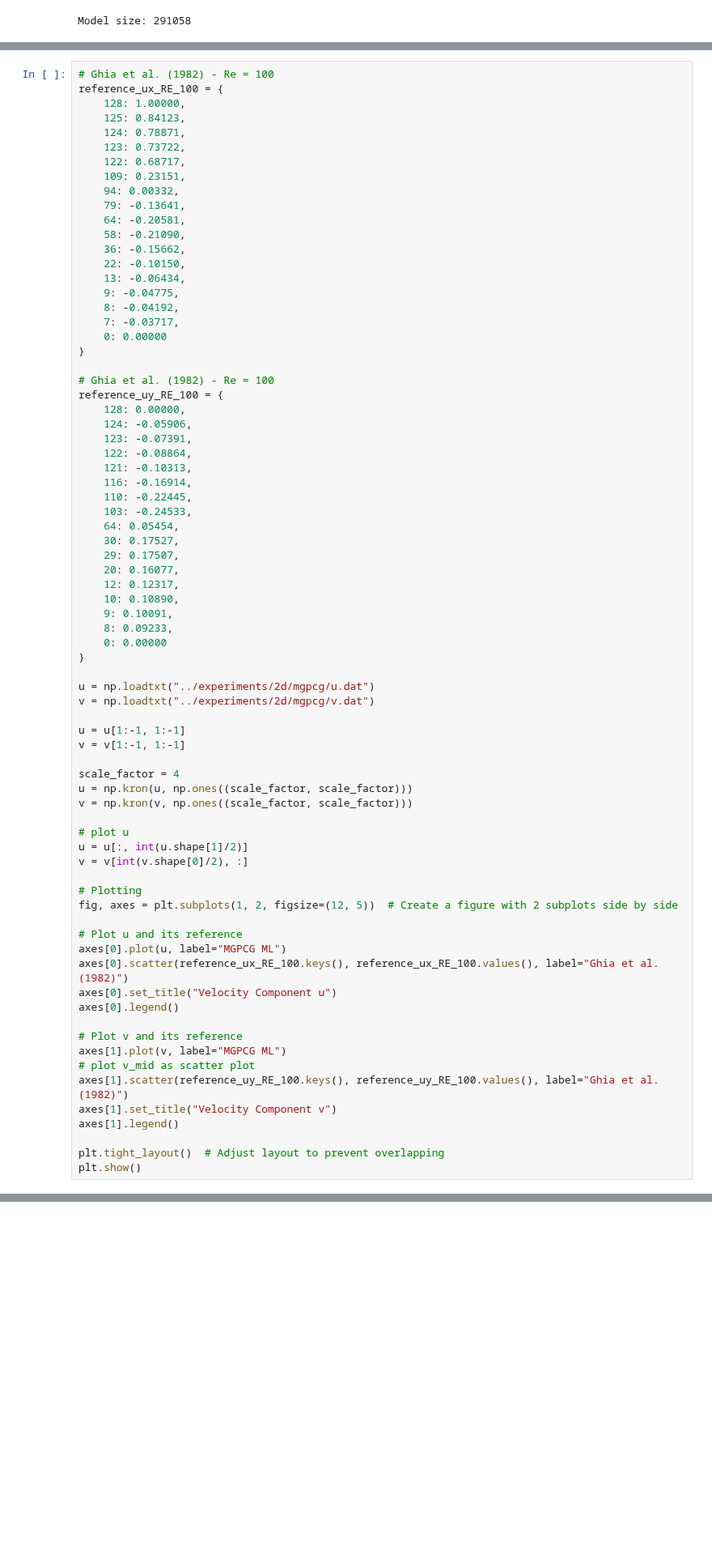
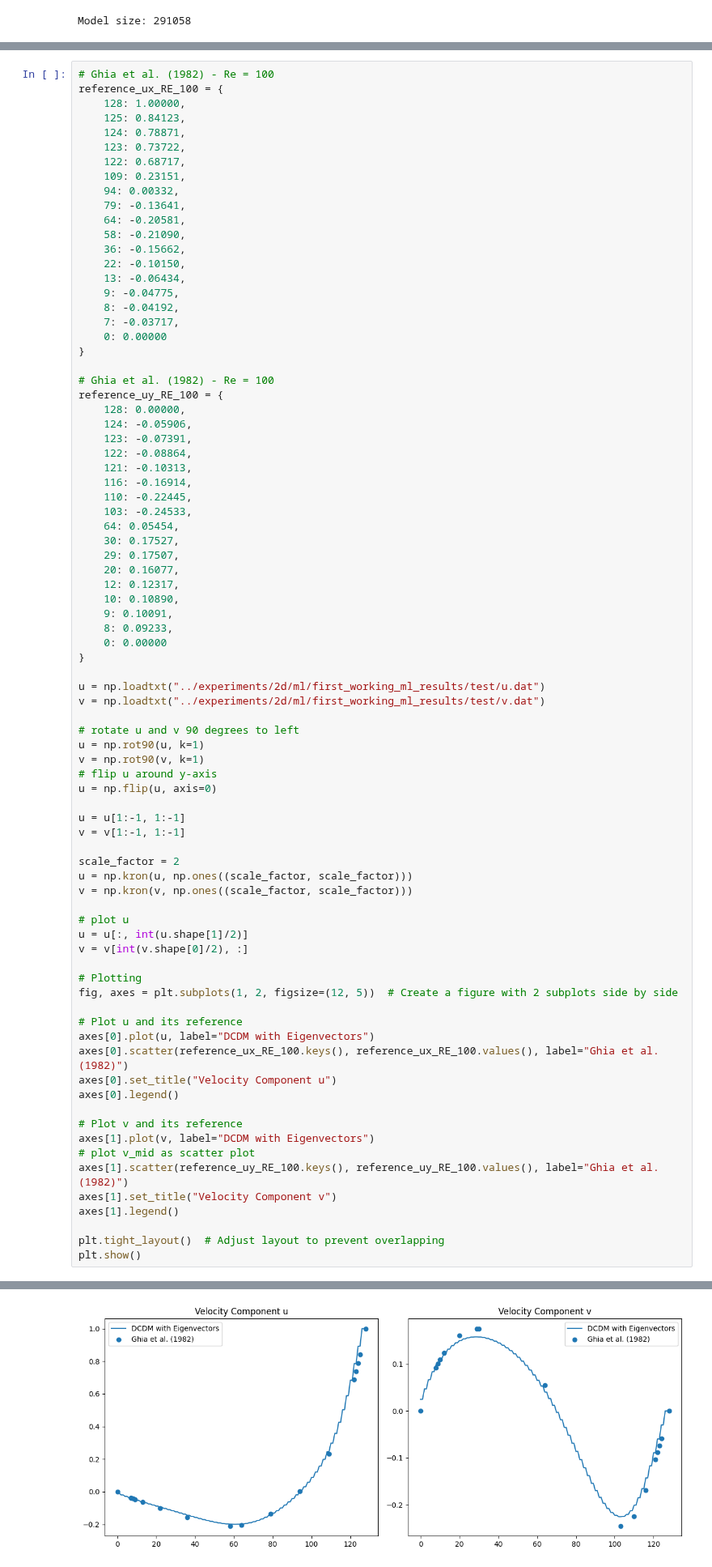
Before and after one commit to glaand/bachelor-thesis, a Jupyter notebook: ml/ml_analysis_eigenvectors.ipynb, the cells around one changed output, grey strips where cells are left out. Shown at 81% size. Cells and saved outputs as stored; diff of their text form; blank space fills up the shorter version.

```diff
--- a/ml/ml_analysis_eigenvectors.ipynb
+++ b/ml/ml_analysis_eigenvectors.ipynb
@@ -220,13 +220,19 @@ reference_uy_RE_100 = {
     0: 0.00000
 }
 
-u = np.loadtxt("../experiments/2d/mgpcg/u.dat")
-v = np.loadtxt("../experiments/2d/mgpcg/v.dat")
+u = np.loadtxt("../experiments/2d/ml/first_working_ml_results/test/u.dat")
+v = np.loadtxt("../experiments/2d/ml/first_working_ml_results/test/v.dat")
+
+# rotate u and v 90 degrees to left
+u = np.rot90(u, k=1)
+v = np.rot90(v, k=1)
+# flip u around y-axis
+u = np.flip(u, axis=0)
 
 u = u[1:-1, 1:-1]
 v = v[1:-1, 1:-1]
 
-scale_factor = 4
+scale_factor = 2
 u = np.kron(u, np.ones((scale_factor, scale_factor)))
 v = np.kron(v, np.ones((scale_factor, scale_factor)))
 
@@ -238,13 +244,13 @@ v = v[int(v.shape[0]/2), :]
 fig, axes = plt.subplots(1, 2, figsize=(12, 5))  # Create a figure with 2 subplots side by side
 
 # Plot u and its reference
-axes[0].plot(u, label="MGPCG ML")
+axes[0].plot(u, label="DCDM with Eigenvectors")
 axes[0].scatter(reference_ux_RE_100.keys(), reference_ux_RE_100.values(), label="Ghia et al. (1982)")
 axes[0].set_title("Velocity Component u")
 axes[0].legend()
 
 # Plot v and its reference
-axes[1].plot(v, label="MGPCG ML")
+axes[1].plot(v, label="DCDM with Eigenvectors")
 # plot v_mid as scatter plot
 axes[1].scatter(reference_uy_RE_100.keys(), reference_uy_RE_100.values(), label="Ghia et al. (1982)")
 axes[1].set_title("Velocity Component v")
@@ -256,0 +262 @@ Error:
+[figure, added]
```
Also changed, not shown: parts of 4 cells of this notebook, 18 other files.
